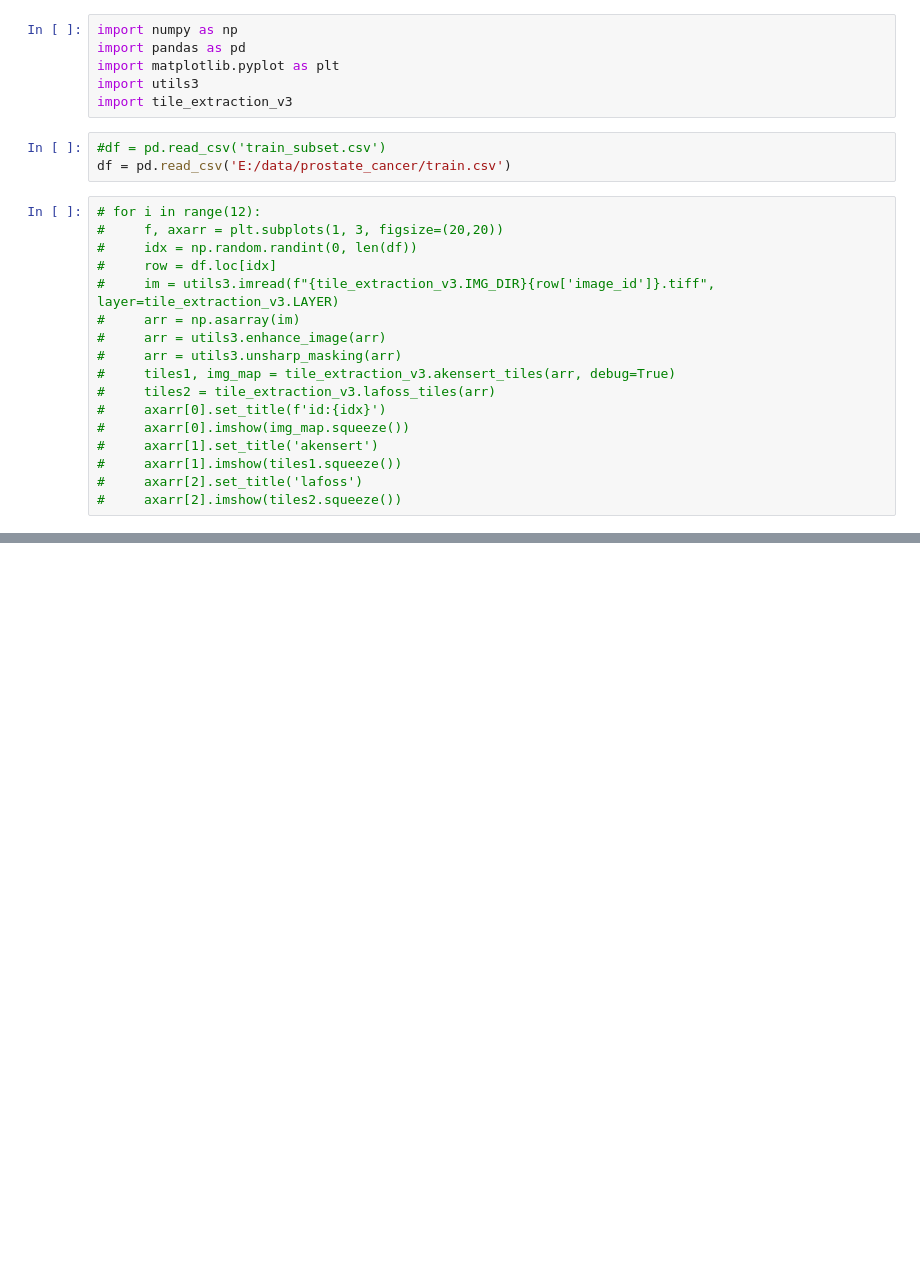
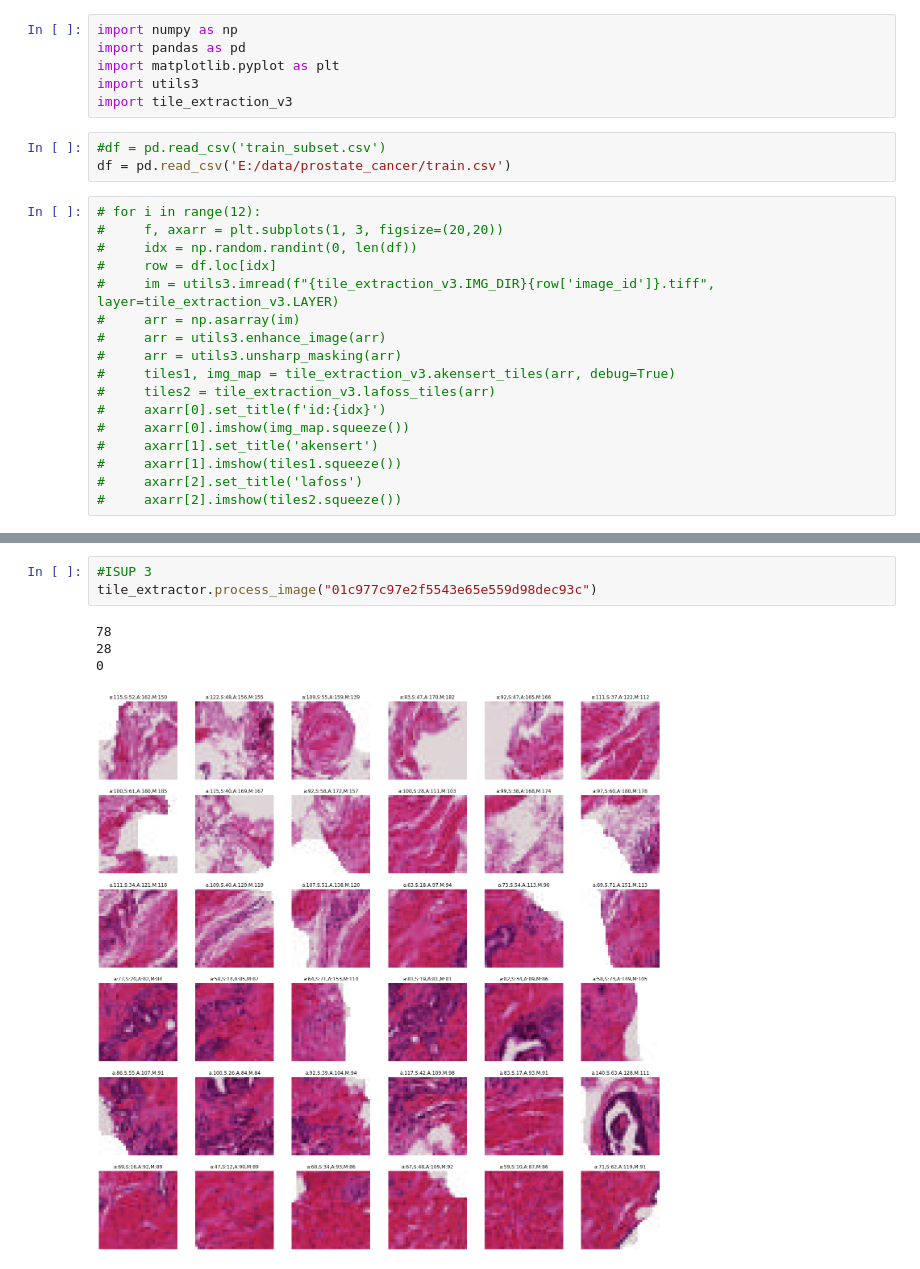
Before and after one commit to rootdobos/practica, a Jupyter notebook: sandbox/preprocess3.ipynb, the cells around one changed output, grey strips where cells are left out. Saved outputs shown, nothing was run; the diff lists cells and outputs as text; blank space fills up the shorter version.

```diff
--- a/sandbox/preprocess3.ipynb
+++ b/sandbox/preprocess3.ipynb
@@ -59,0 +83,8 @@ KeyboardInterrupt:
+# %%
+#ISUP 3
+tile_extractor.process_image("01c977c97e2f5543e65e559d98dec93c")
+# %% [output]
+78
+28
+0
+[figure, added]
```
Also changed, not shown: parts of 6 cells of this notebook, 7 other files.
